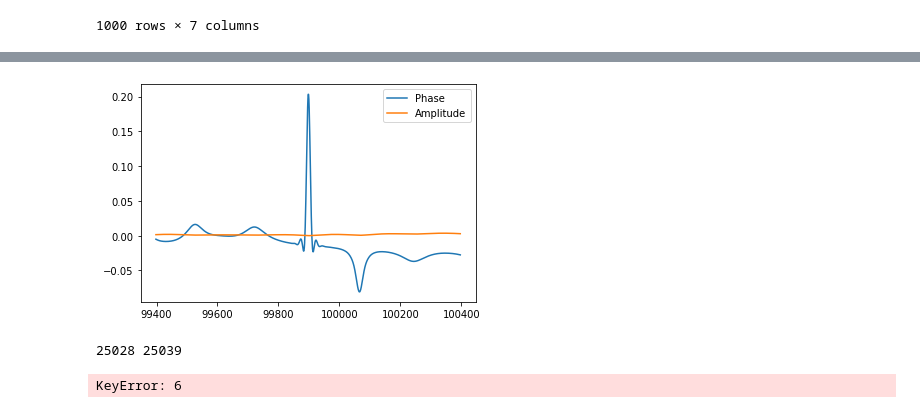
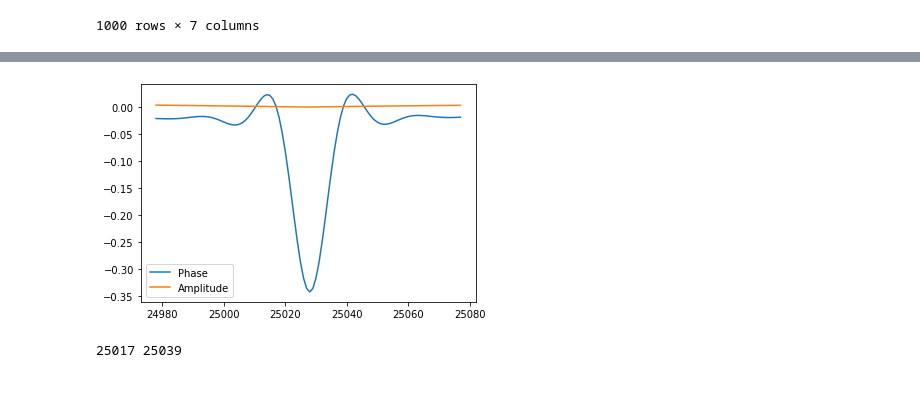
Before and after one commit to consuelorojas/Tesis, a Jupyter notebook: Notebooks/test_caract.ipynb, the cells around one changed output, grey strips where cells are left out. Drawn from its saved outputs; the diff is of its cells as text; code cells hidden in the pictures.

```diff
--- a/Notebooks/test_caract.ipynb
+++ b/Notebooks/test_caract.ipynb
@@ -113,16 +113,11 @@ defects.get_defectos()[1]
 
  [1000 rows x 7 columns]]
 # %%
-x = defects.get_defectos()[1][11]
+x = defects.get_defectos()[1][0]
 
-plt.plot(x['Gradient Phase'], label = 'Phase')
-plt.plot(x['Amplitude'], label = 'Amplitude')
+plt.plot(x['Gradient Phase'][450:550], label = 'Phase')
+plt.plot(x['Amplitude'][450:550], label = 'Amplitude')
 plt.legend()
 plt.show()
 # %% [output]
-[figure, old version]
+[figure, new version]
-# %%
-defects.get_tau()
-# %% [output]
-25028 25039
-KeyError: 6
@@ -128,0 +133,5 @@ KeyError: 6
+# %%
+min1,min2 = get_indices_min(hilbert['Gradient Phase'], x[0], interval)
+print(min1,min2)
+# %% [output]
+25017 25039
```
Also changed, not shown: parts of 8 cells of this notebook, 2 other files.
